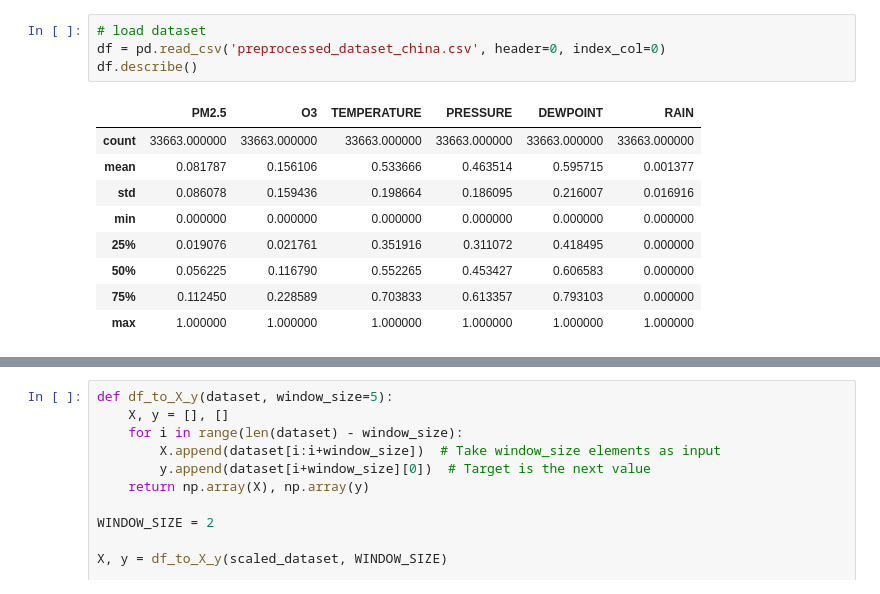
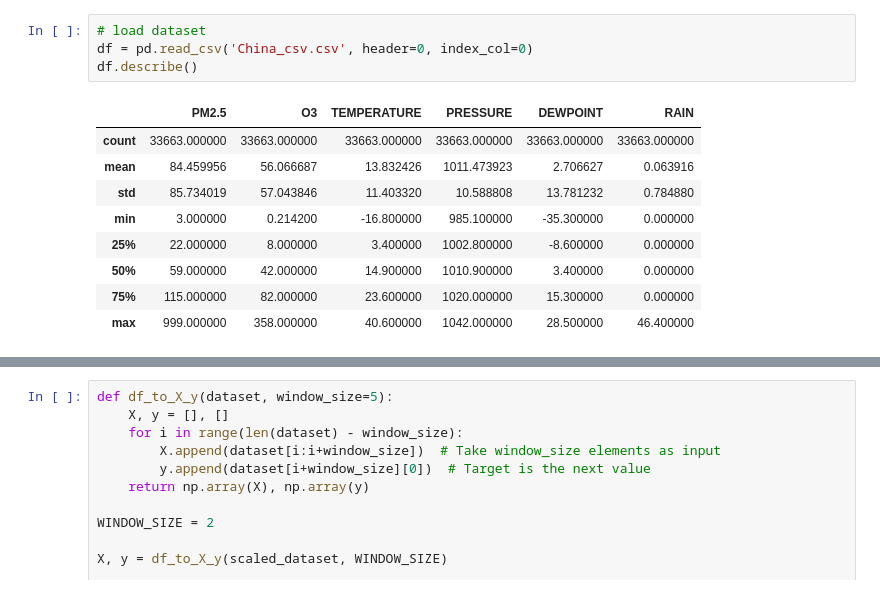
Before and after one commit to ayushsth/AQI-Forecasting, a Jupyter notebook: ChinaLSTM_MinMax.ipynb, the cells around one changed output, grey strips where cells are left out. Drawn from its saved outputs; the diff is of its cells as text.

```diff
--- a/ChinaLSTM_MinMax.ipynb
+++ b/ChinaLSTM_MinMax.ipynb
@@ -21,14 +21,14 @@ dataset.head()
 # %%
 # load dataset
-df = pd.read_csv('preprocessed_dataset_china.csv', header=0, index_col=0)
+df = pd.read_csv('China_csv.csv', header=0, index_col=0)
 df.describe()
 # %% [output]
 |  | PM2.5 | O3 | TEMPERATURE | PRESSURE | DEWPOINT | RAIN |
 | count | 33663.000000 | 33663.000000 | 33663.000000 | 33663.000000 | 33663.000000 | 33663.000000 |
-| mean | 0.081787 | 0.156106 | 0.533666 | 0.463514 | 0.595715 | 0.001377 |
-| std | 0.086078 | 0.159436 | 0.198664 | 0.186095 | 0.216007 | 0.016916 |
-| min | 0.000000 | 0.000000 | 0.000000 | 0.000000 | 0.000000 | 0.000000 |
-| 25% | 0.019076 | 0.021761 | 0.351916 | 0.311072 | 0.418495 | 0.000000 |
-| 50% | 0.056225 | 0.116790 | 0.552265 | 0.453427 | 0.606583 | 0.000000 |
-| 75% | 0.112450 | 0.228589 | 0.703833 | 0.613357 | 0.793103 | 0.000000 |
-| max | 1.000000 | 1.000000 | 1.000000 | 1.000000 | 1.000000 | 1.000000 |
+| mean | 84.459956 | 56.066687 | 13.832426 | 1011.473923 | 2.706627 | 0.063916 |
+| std | 85.734019 | 57.043846 | 11.403320 | 10.588808 | 13.781232 | 0.784880 |
+| min | 3.000000 | 0.214200 | -16.800000 | 985.100000 | -35.300000 | 0.000000 |
+| 25% | 22.000000 | 8.000000 | 3.400000 | 1002.800000 | -8.600000 | 0.000000 |
+| 50% | 59.000000 | 42.000000 | 14.900000 | 1010.900000 | 3.400000 | 0.000000 |
+| 75% | 115.000000 | 82.000000 | 23.600000 | 1020.000000 | 15.300000 | 0.000000 |
+| max | 999.000000 | 358.000000 | 40.600000 | 1042.000000 | 28.500000 | 46.400000 |
```
Also changed, not shown: parts of 26 cells of this notebook, 1 other file.
